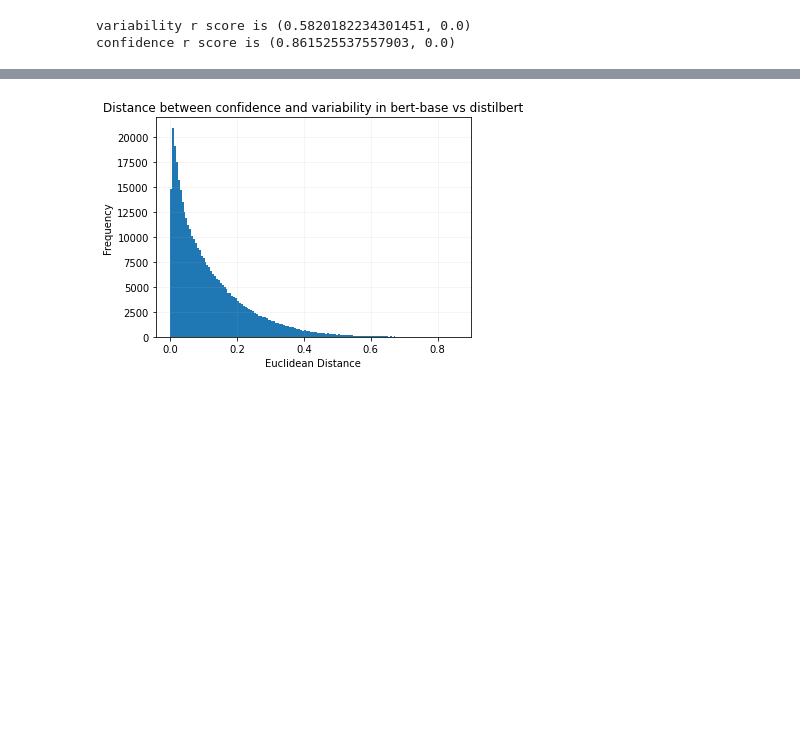
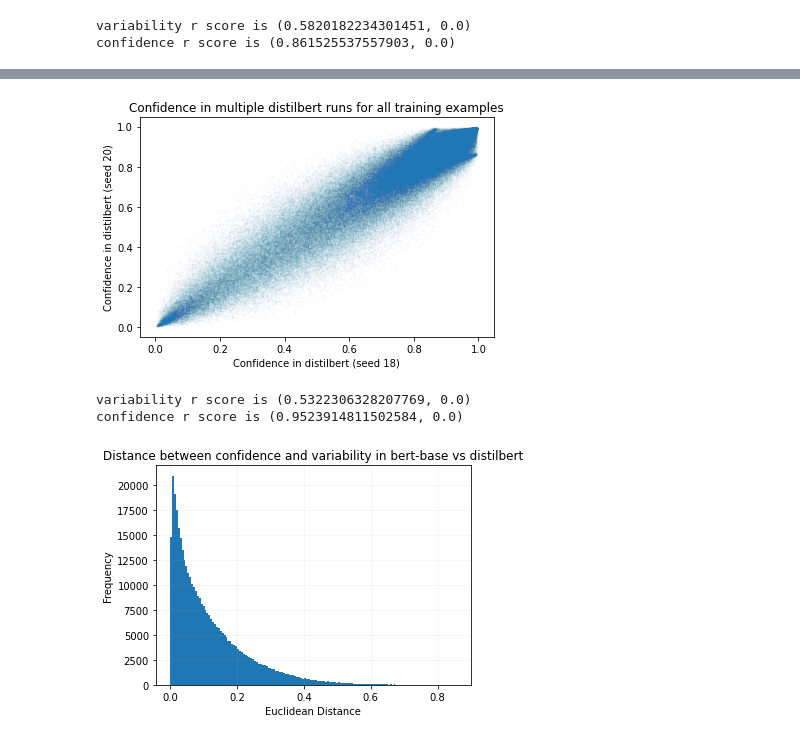
Before and after one commit to c-liangyu/cartography, a Jupyter notebook: notebooks/bert vs distilbert.ipynb, the cells around one changed output, grey strips where cells are left out. Saved outputs shown, nothing was run; the diff lists cells and outputs as text; code cells hidden in the pictures; blank space fills up the shorter version.

```diff
--- a/notebooks/bert vs distilbert.ipynb
+++ b/notebooks/bert vs distilbert.ipynb
@@ -61,3 +85,18 @@ confidence r score is (0.861525537557903, 0.0)
+# %%
+plt.scatter(df_bert_distil.confidence.values, df_bert_distil18.confidence.values, s = 1, alpha = 0.02)
+plt.ylabel("Confidence in distilbert (seed 20)")
+plt.xlabel("Confidence in distilbert (seed 18)")
+plt.title("Confidence in multiple distilbert runs for all training examples")
+plt.tight_layout()
+plt.savefig("figures/confcompare_18_20.png", dpi = 2000)
+# %% [output]
+[figure, added]
+# %%
+print("variability r score is", pearsonr(df_bert_distil.variability.values, df_bert_distil18.variability.values))
+print("confidence r score is", pearsonr(df_bert_distil.confidence.values, df_bert_distil18.confidence.values))
+# %% [output]
+variability r score is (0.5322306328207769, 0.0)
+confidence r score is (0.9523914811502584, 0.0)
 # %%
 diffs = tuple(zip(df_bert_base.variability.values - df_bert_distil.variability.values,
           df_bert_base.confidence.values - df_bert_distil.confidence.values))
```
Also changed, not shown: parts of 10 cells of this notebook.
